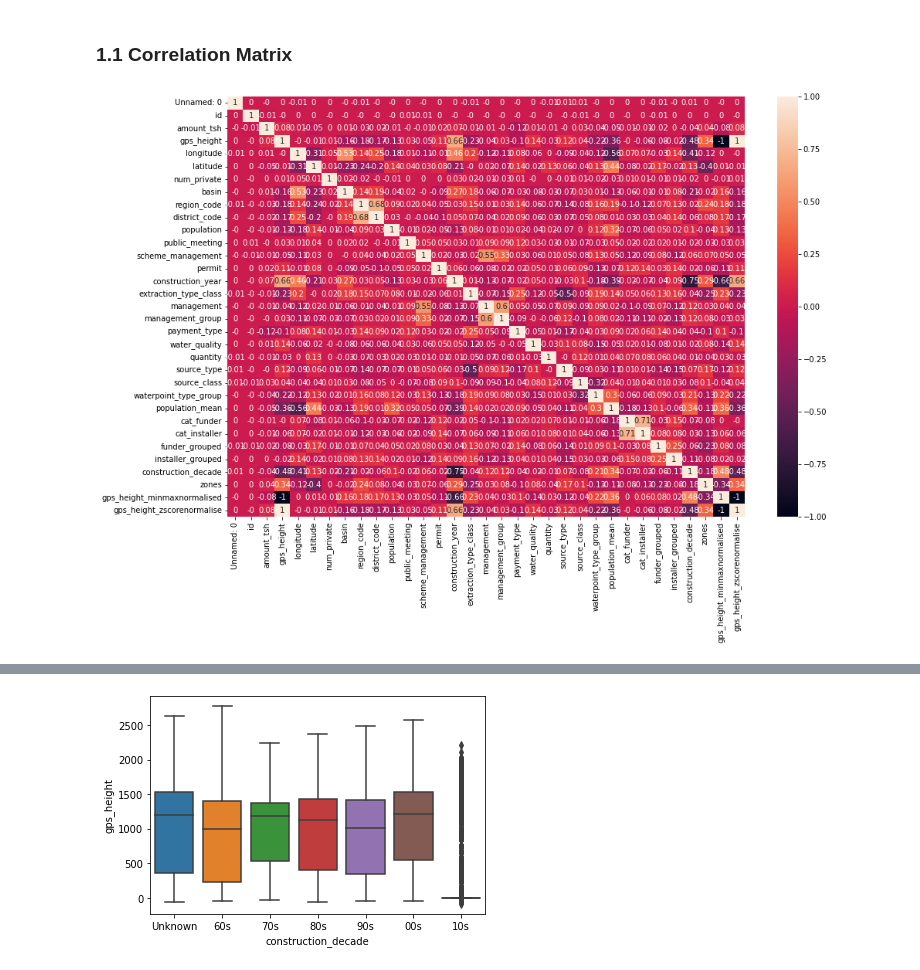
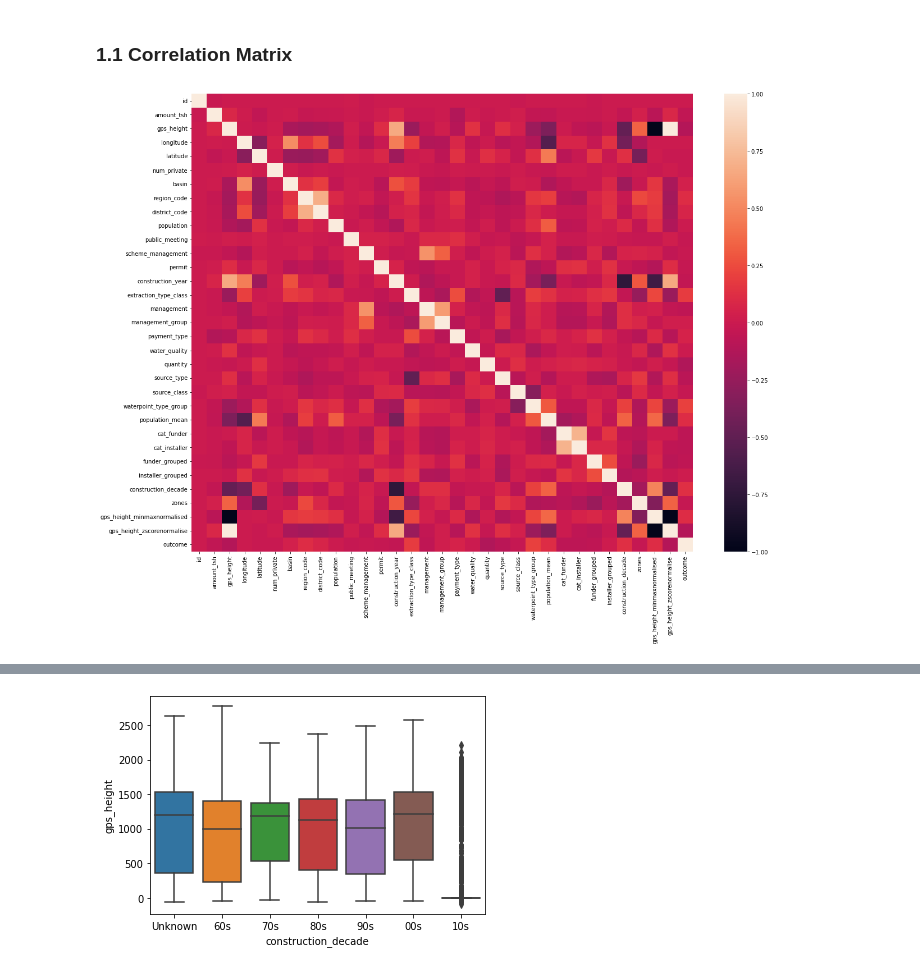
Before and after one commit to JasonErwin/dma-project, a Jupyter notebook: EDA.ipynb, the cells around one changed output, grey strips where cells are left out. Cells and saved outputs as stored; diff of their text form; code cells hidden in the pictures.

Commit message:
feature engineering csv + additional eda graphs

````diff
--- a/EDA.ipynb
+++ b/EDA.ipynb
@@ -24,5 +24,6 @@ This notebook explains the steps we took while performing EDA on our cleaned dat
 We both took different steps to do this, and collated our findings at the end. Cells by one author only will contain ``` Written By [Author] ``` at the top. Cells without this tag were steps taken by both of us, unless specified.
 # %%
 df = pd.read_csv("./datasets/cleaned_water.csv")
+df.drop("Unnamed: 0", axis=1, inplace=True)
 # %% [markdown]
 # 1 Graphing
@@ -31,11 +52,10 @@ df = pd.read_csv("./datasets/cleaned_water.csv")
 # %%
 # Author [Jason]
 
 # Correlation Matrix
-plt.figure(figsize=(15,10))
-features = df.drop(columns = ['outcome'])
-matrix = features.corr().round(2)
-sns.heatmap(matrix, annot=True)
+plt.figure(figsize=(20,15))
+matrix = df.corr().round(2)
+sns.heatmap(matrix)
 plt.show()
 # %% [output]
-[figure, old version]
+[figure, new version]
````
Also changed, not shown: parts of 20 cells of this notebook, 1 other file.
